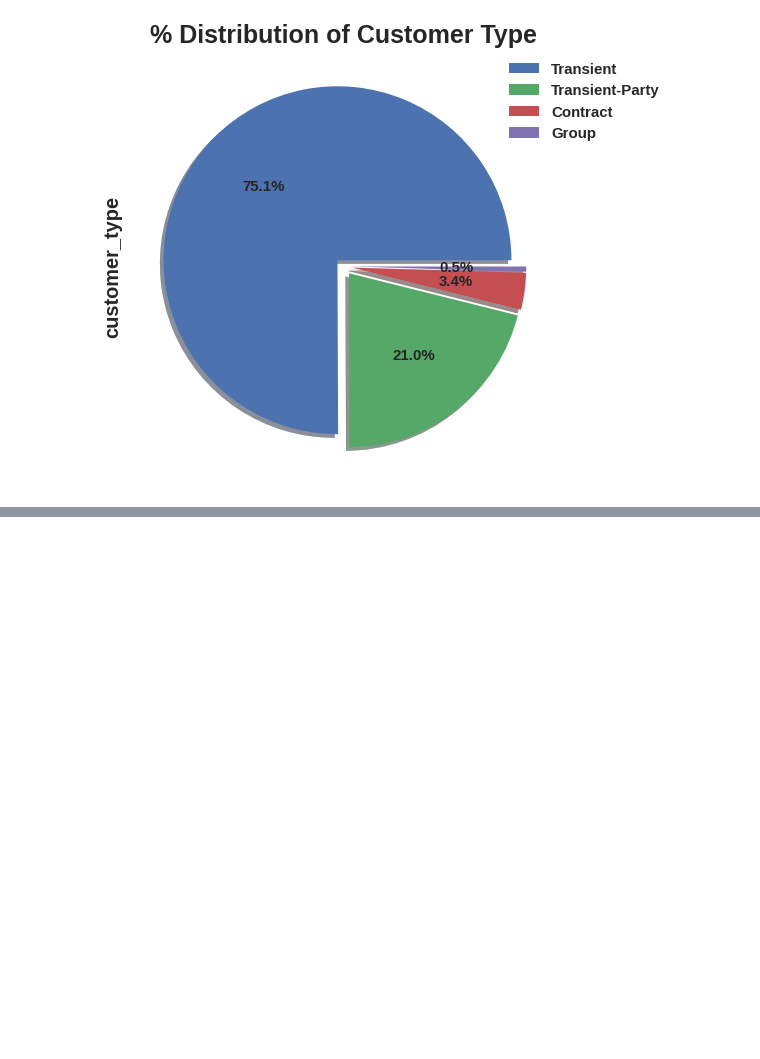
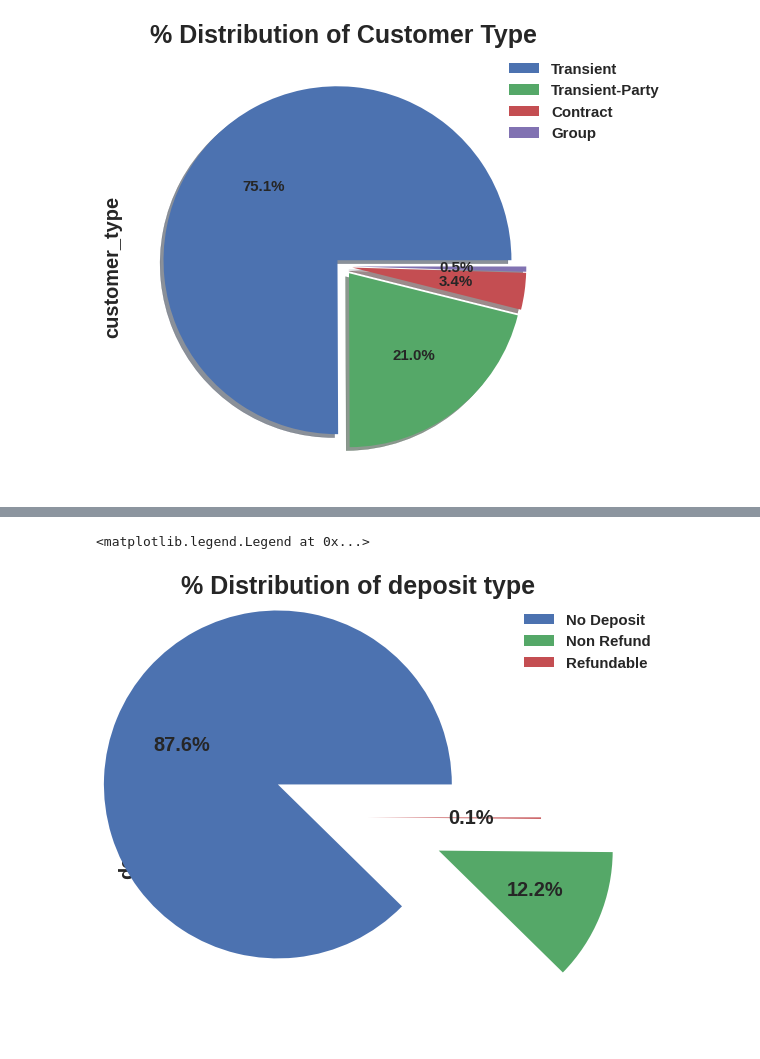
Before and after one commit to Satyaprakash-Dinesh-Vispute/Hotel-Booking-Analysis-EDA, a Jupyter notebook: Hotel_Booking_Analysis_(EDA).ipynb, the cells around one changed output, grey strips where cells are left out. Saved outputs shown, nothing was run; the diff lists cells and outputs as text; code cells hidden in the pictures; blank space fills up the shorter version.

```diff
--- a/Hotel_Booking_Analysis_(EDA).ipynb
+++ b/Hotel_Booking_Analysis_(EDA).ipynb
@@ -389,0 +447,8 @@ plt.legend(bbox_to_anchor=(0.85, 1), loc='upper left', labels=labels)
+# %%
+hotel_booking_df['deposit_type'].value_counts().plot.pie(explode=(0.5,0.5,0.05),autopct='%1.1f%%',shadow=False,figsize=(14,8),fontsize=20,labels=None)
+plt.title("% Distribution of deposit type")
+labels=hotel_booking_df['deposit_type'].value_counts().index.tolist()
+plt.legend(bbox_to_anchor=(0.85, 1), loc='upper left', labels=labels)
+# %% [output]
+<matplotlib.legend.Legend at 0x...>
+[figure, added]
```
Also changed, not shown: parts of 17 cells of this notebook.
